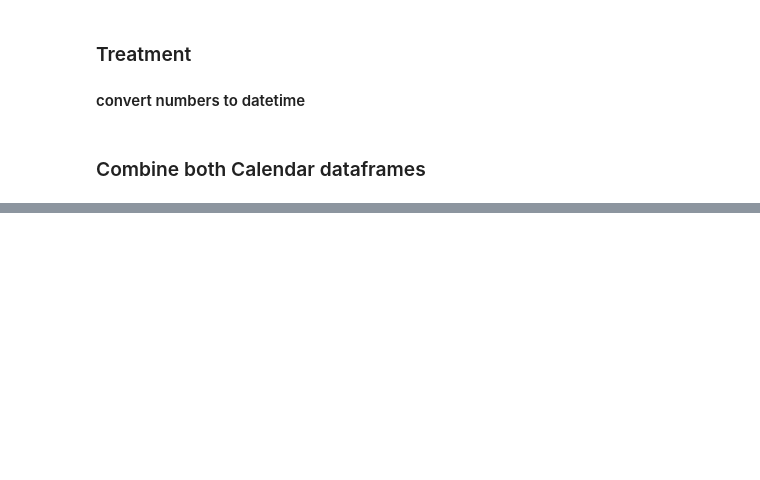
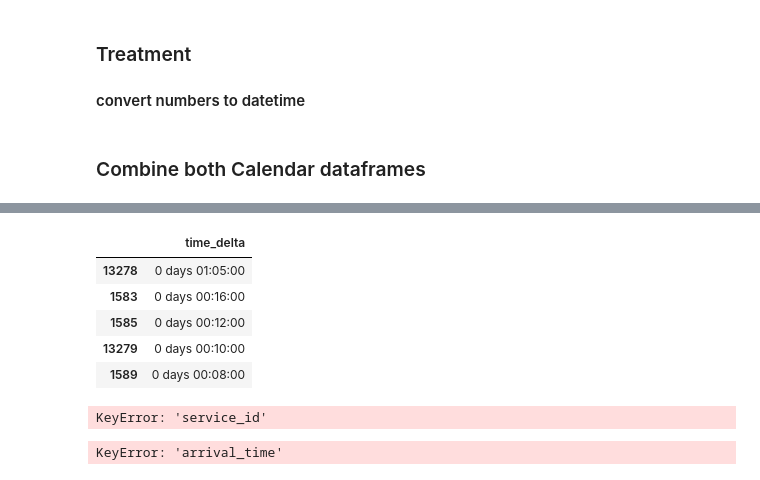
Before and after one commit to curiofox/seattle-transit-analysis, a Jupyter notebook: code/EDA GTFS Data.ipynb, the cells around one changed output, grey strips where cells are left out. Cells and saved outputs as stored; diff of their text form; code cells hidden in the pictures; blank space fills up the shorter version.

```diff
--- a/code/EDA GTFS Data.ipynb
+++ b/code/EDA GTFS Data.ipynb
@@ -157,23 +272,32 @@ def create_time_delta(df, time_col, delta_col):
 # %%
 import GTFS_Functions as my
 
 route_choice = "D Line"
-weekday_choice = "monday"
+weekday_choice = "friday"
 direction_choice = 1
 
 # merge data desired
 trips_alt = trips_merged(trips, stop_times, routes, calendar_week)
 # filter to the desired information
 route_day = routes_on_a_day(trips_alt, weekday_choice, route_choice, direction_choice)
 # filter to desired columns
 route_day = route_day.loc[:,["service_id","arrival_time","route_short_name"]]
 # Convert 'arrival time' to datetime
 route_day['arrival_time'] = route_day['arrival_time'].map(stop_time_to_datetime)
 # create time_delta: difference between arrival times
 route_day = my.create_time_delta(route_day, "arrival_time", "time_delta")
 route_day.head()
+# %% [output]
+|  | time_delta |
+| 13278 | 0 days 01:05:00 |
+| 1583 | 0 days 00:16:00 |
+| 1585 | 0 days 00:12:00 |
+| 13279 | 0 days 00:10:00 |
+| 1589 | 0 days 00:08:00 |
 # %%
-trips_alt.head()
+route_day.groupby(['service_id']).nunique()
+# %% [output]
+KeyError: 'service_id'
 # %%
 # Convert timestamp and deltatime objects to numbers.  Graphing cannot understand datetime objects.
 route_day["delta_val"] = route_day["time_delta"].map(lambda x: x.seconds/60)
@@ -200,3 +324,5 @@ ax.set_xlim(0,24)
 #ax.tick_params(axis = 'x', rotation = 0)
 
 plt.show()
+# %% [output]
+KeyError: 'arrival_time'
```
Also changed, not shown: parts of 12 cells of this notebook, 2 other files.
